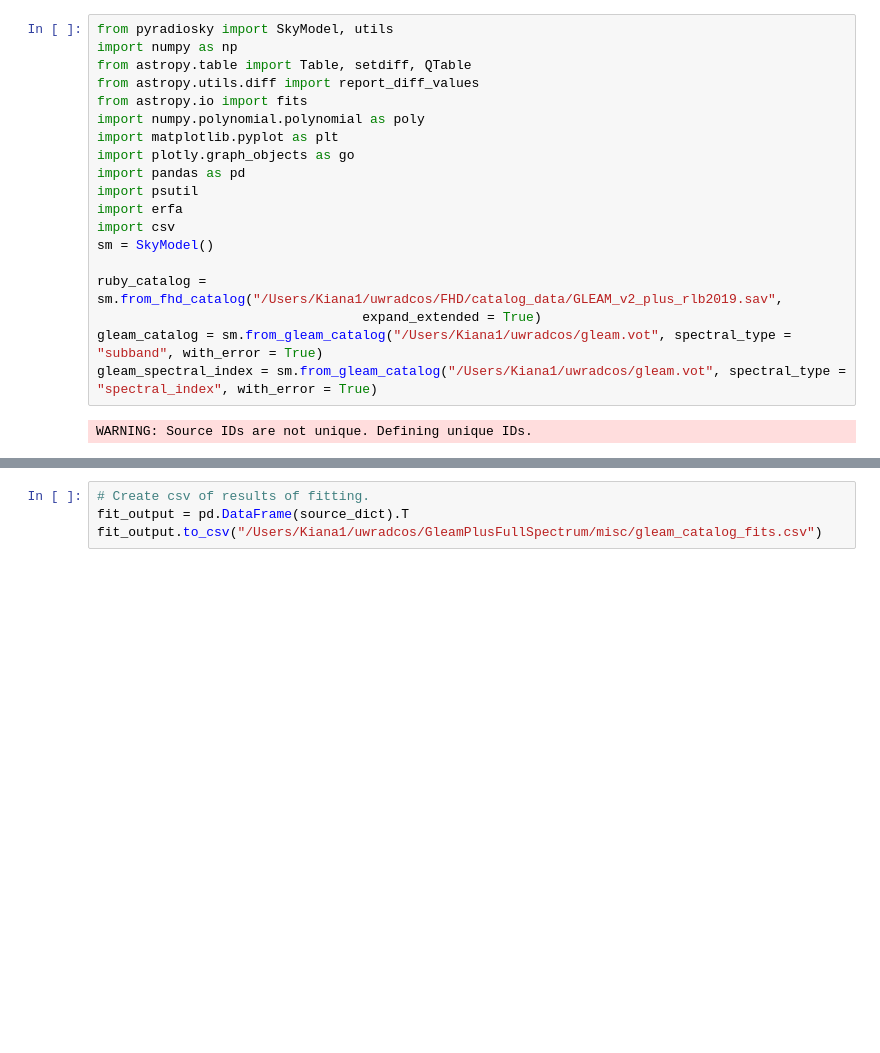
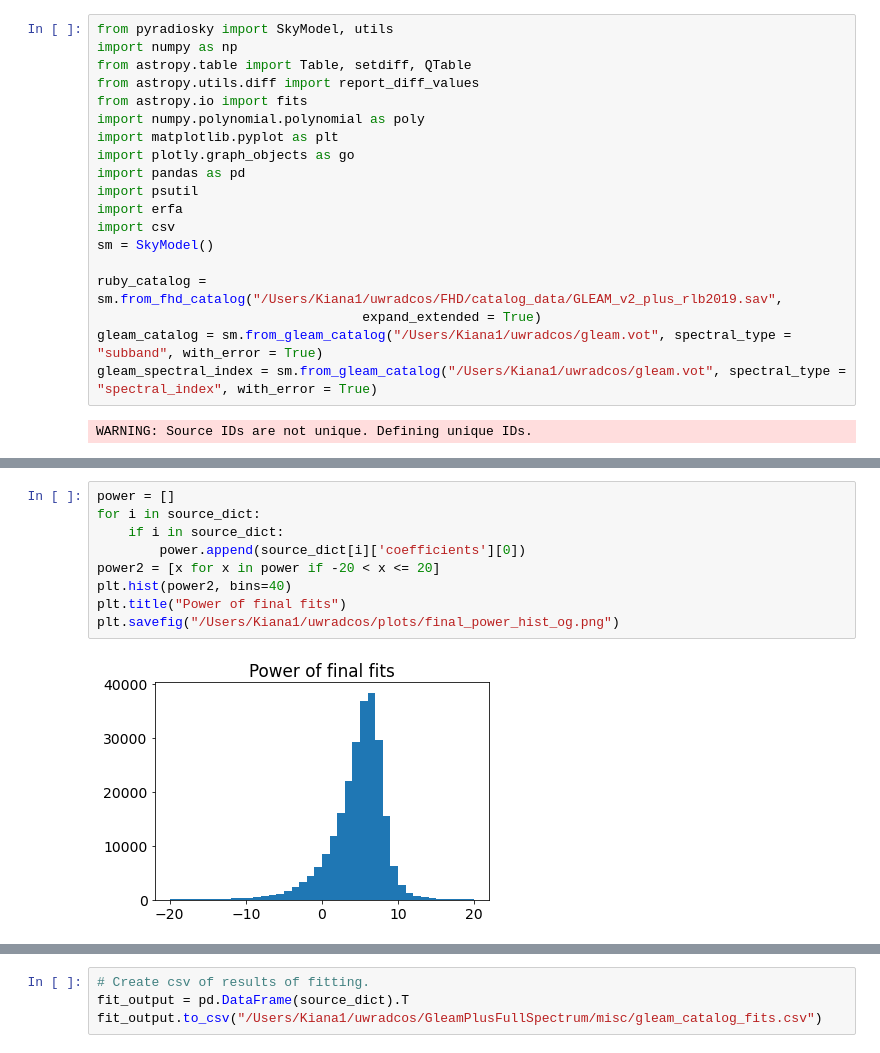
Before and after one commit to EoRImaging/GleamPlusFullSpectrum, a Jupyter notebook: scripts/catalog_fits.ipynb, the cells around one changed output, grey strips where cells are left out. Cells and saved outputs as stored; diff of their text form; blank space fills up the shorter version.

```diff
--- a/scripts/catalog_fits.ipynb
+++ b/scripts/catalog_fits.ipynb
@@ -237,0 +253,11 @@ divide by zero encountered in log10
+# %%
+power = []
+for i in source_dict:
+    if i in source_dict:
+        power.append(source_dict[i]['coefficients'][0])
+power2 = [x for x in power if -20 < x <= 20]
+plt.hist(power2, bins=40)
+plt.title("Power of final fits")
+plt.savefig("/Users/Kiana1/uwradcos/plots/final_power_hist_og.png")
+# %% [output]
+[figure, added]
```
Also changed, not shown: parts of 53 cells of this notebook.
